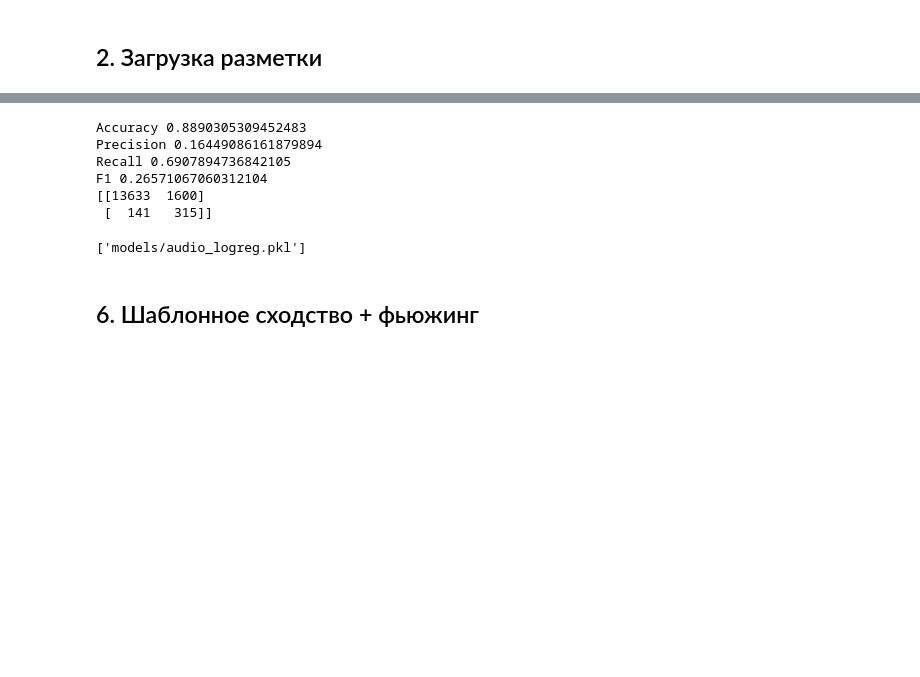
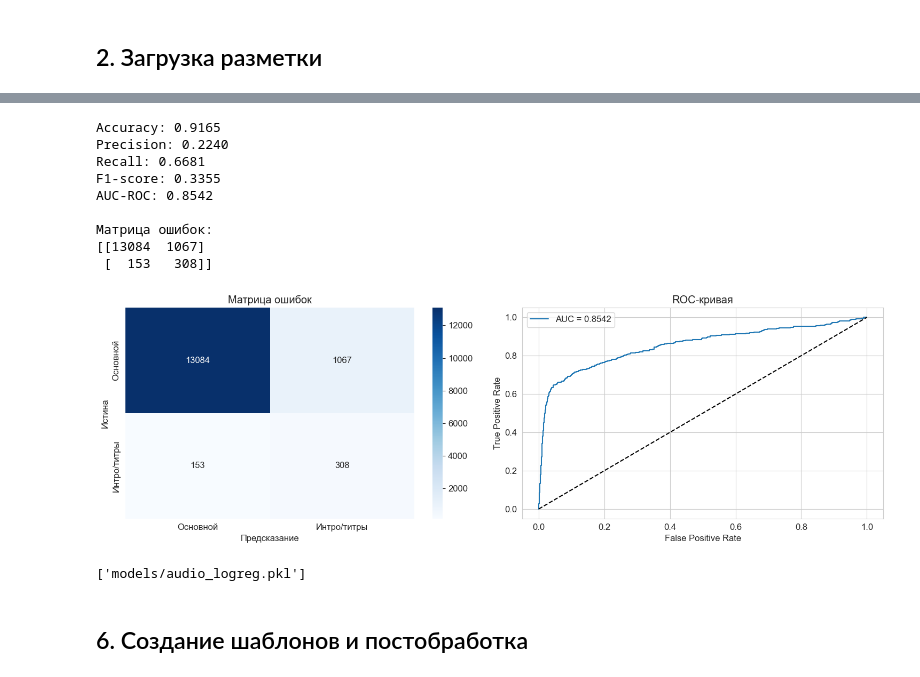
Before and after one commit to lizagrin/IntroExtractor-VK, a Jupyter notebook: audio_detection_pipeline.ipynb, the cells around one changed output, grey strips where cells are left out. Saved outputs shown, nothing was run; the diff lists cells and outputs as text; code cells hidden in the pictures; blank space fills up the shorter version.

```diff
--- a/audio_detection_pipeline.ipynb
+++ b/audio_detection_pipeline.ipynb
@@ -141,28 +238,67 @@ print(X_train.shape, X_test.shape)
 # %%
-scaler = StandardScaler().fit(X_train)
-Xtr = scaler.transform(X_train)
-Xte = scaler.transform(X_test)
+# Инициализация и обучение модели
+clf = LogisticRegression(max_iter=1000, class_weight='balanced', random_state=42)
+clf.fit(X_train_scaled, y_train)
 
-clf = LogisticRegression(max_iter=1000, class_weight='balanced')
-clf.fit(Xtr, y_train)
+# Предсказание на тестовом наборе
+y_pred = clf.predict(X_test_scaled)
+y_proba = clf.predict_proba(X_test_scaled)[:, 1]
 
-p_test = clf.predict_proba(Xte)[:, 1]
-pred = (p_test > 0.5).astype(int)
+# Расчет метрик
+accuracy = accuracy_score(y_test, y_pred)
+precision = precision_score(y_test, y_pred)
+recall = recall_score(y_test, y_pred)
+f1 = f1_score(y_test, y_pred)
+auc = roc_auc_score(y_test, y_proba)
+cm = confusion_matrix(y_test, y_pred)
 
-print("Accuracy", accuracy_score(y_test, pred))
-print("Precision", precision_score(y_test, pred))
-print("Recall", recall_score(y_test, pred))
-print("F1", f1_score(y_test, pred))
-print(confusion_matrix(y_test, pred))
+print(f"Accuracy: {accuracy:.4f}")
+print(f"Precision: {precision:.4f}")
+print(f"Recall: {recall:.4f}")
+print(f"F1-score: {f1:.4f}")
+print(f"AUC-ROC: {auc:.4f}")
+print("\nМатрица ошибок:")
+print(cm)
 
+# Визуализация метрик
+plt.figure(figsize=(15, 5))
+
+# Матрица ошибок
+plt.subplot(1, 2, 1)
+sns.heatmap(cm, annot=True, fmt='d', cmap='Blues',
+            xticklabels=['Основной', 'Интро/титры'],
+            yticklabels=['Основной', 'Интро/титры'])
+plt.xlabel('Предсказание')
+plt.ylabel('Истина')
+plt.title('Матрица ошибок')
+
+# ROC-кривая
+plt.subplot(1, 2, 2)
+fpr, tpr, _ = roc_curve(y_test, y_proba)
+plt.plot(fpr, tpr, label=f'AUC = {auc:.4f}')
+plt.plot([0, 1], [0, 1], 'k--')
+plt.xlabel('False Positive Rate')
+plt.ylabel('True Positive Rate')
+plt.title('ROC-кривая')
+plt.legend()
+
+plt.tight_layout()
+plt.savefig(SAVE_DIR / 'model_metrics.png', dpi=150)
+plt.show()
+
+# Сохранение модели
 joblib.dump({'scaler': scaler, 'clf': clf}, 'models/audio_logreg.pkl')
 # %% [output]
-Accuracy 0.8890305309452483
-Precision 0.16449086161879894
-Recall 0.6907894736842105
-F1 0.26571067060312104
-[[13633  1600]
- [  141   315]]
+Accuracy: 0.9165
+Precision: 0.2240
+Recall: 0.6681
+F1-score: 0.3355
+AUC-ROC: 0.8542
+
+Матрица ошибок:
+[[13084  1067]
+ [  153   308]]
+[figure, added]
 ['models/audio_logreg.pkl']
 # %% [markdown]
-## 6. Шаблонное сходство + фьюжинг
+## 6. Создание шаблонов и постобработка
```
Also changed, not shown: parts of 30 cells of this notebook, 3 other files.
